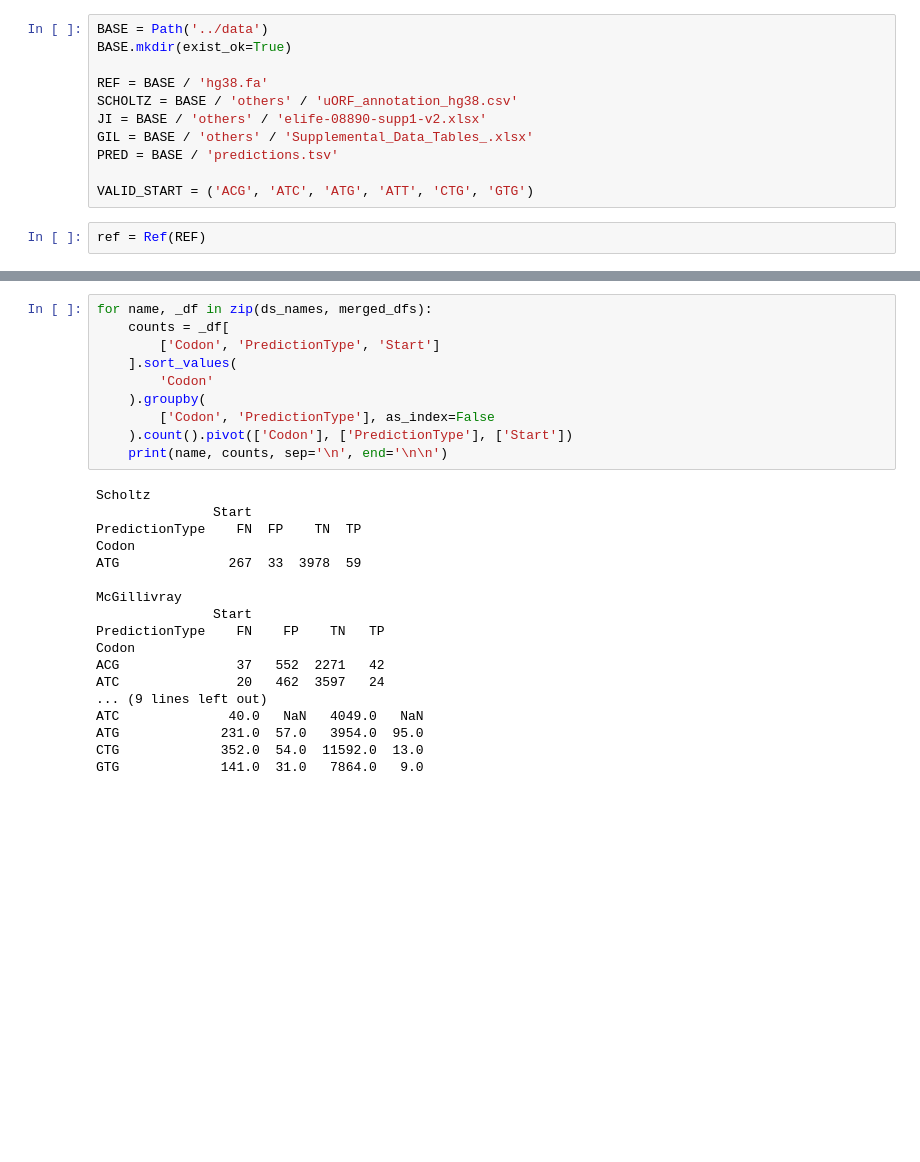
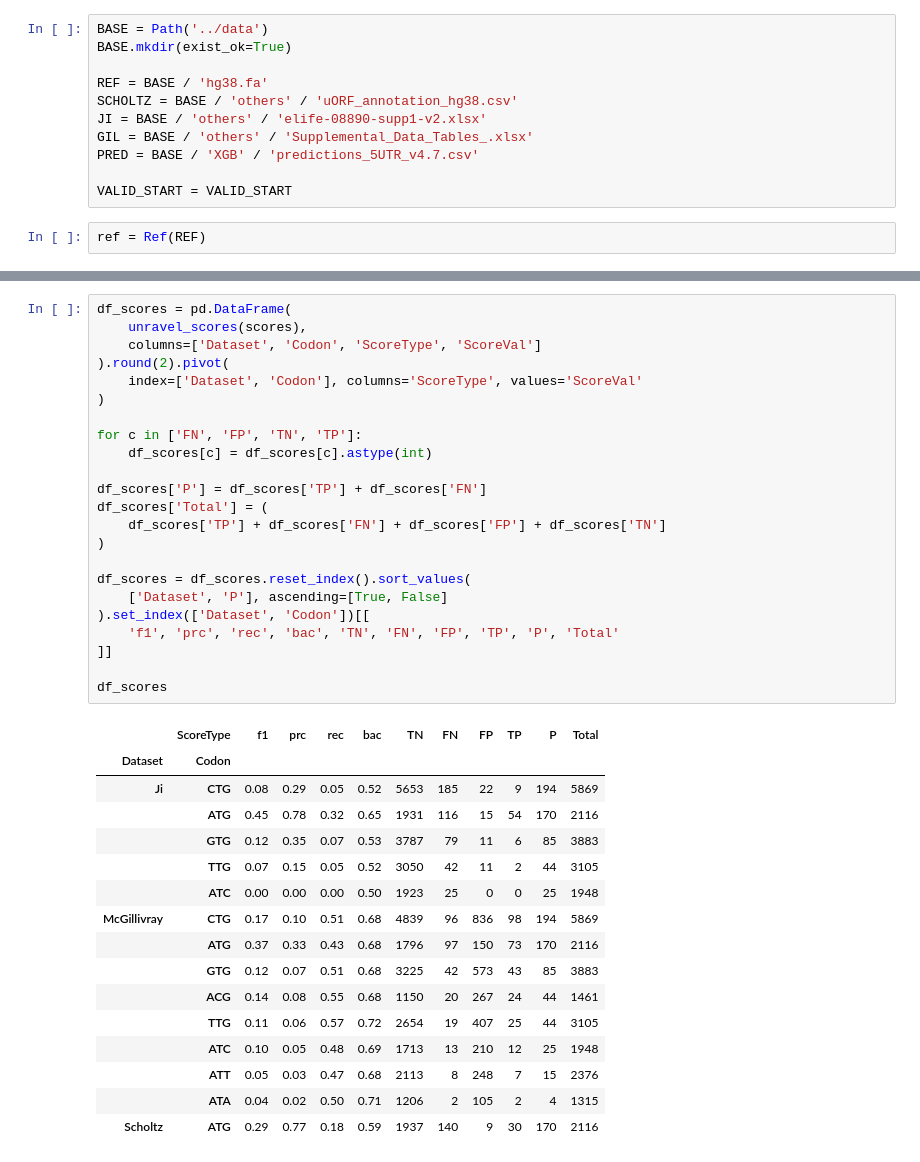
Before and after one commit to AIRI-Institute/uBERTa, a Jupyter notebook: notebooks/compare_predictions.ipynb, the cells around one changed output, grey strips where cells are left out. Cells and saved outputs as stored; diff of their text form; blank space fills up the shorter version.

```diff
--- a/notebooks/compare_predictions.ipynb
+++ b/notebooks/compare_predictions.ipynb
@@ -41,9 +42,9 @@ REF = BASE / 'hg38.fa'
 SCHOLTZ = BASE / 'others' / 'uORF_annotation_hg38.csv'
 JI = BASE / 'others' / 'elife-08890-supp1-v2.xlsx'
 GIL = BASE / 'others' / 'Supplemental_Data_Tables_.xlsx'
-PRED = BASE / 'predictions.tsv'
+PRED = BASE / 'XGB' / 'predictions_5UTR_v4.7.csv'
 
-VALID_START = ('ACG', 'ATC', 'ATG', 'ATT', 'CTG', 'GTG')
+VALID_START = VALID_START
 # %%
 ref = Ref(REF)
 # %%
@@ -296,28 +258,40 @@ Scholtz & ATG &  0.28 &  0.64 &  0.18 \\
-# %%
-for name, _df in zip(ds_names, merged_dfs):
-    counts = _df[
-        ['Codon', 'PredictionType', 'Start']
-    ].sort_values(
-        'Codon'
-    ).groupby(
-        ['Codon', 'PredictionType'], as_index=False
-    ).count().pivot(['Codon'], ['PredictionType'], ['Start'])
-    print(name, counts, sep='\n', end='\n\n')
-# %% [output]
-Scholtz
-               Start
-PredictionType    FN  FP    TN  TP
-Codon
-ATG              267  33  3978  59
-
-McGillivray
-               Start
-PredictionType    FN    FP    TN   TP
-Codon
-ACG               37   552  2271   42
-ATC               20   462  3597   24
-... (9 lines left out)
-ATC              40.0   NaN   4049.0   NaN
-ATG             231.0  57.0   3954.0  95.0
-CTG             352.0  54.0  11592.0  13.0
-GTG             141.0  31.0   7864.0   9.0
+# %%
+df_scores = pd.DataFrame(
+    unravel_scores(scores),
+    columns=['Dataset', 'Codon', 'ScoreType', 'ScoreVal']
+).round(2).pivot(
+    index=['Dataset', 'Codon'], columns='ScoreType', values='ScoreVal'
+)
+
+for c in ['FN', 'FP', 'TN', 'TP']:
+    df_scores[c] = df_scores[c].astype(int)
+
+df_scores['P'] = df_scores['TP'] + df_scores['FN']
+df_scores['Total'] = (
+    df_scores['TP'] + df_scores['FN'] + df_scores['FP'] + df_scores['TN']
+)
+
+df_scores = df_scores.reset_index().sort_values(
+    ['Dataset', 'P'], ascending=[True, False]
+).set_index(['Dataset', 'Codon'])[[
+    'f1', 'prc', 'rec', 'bac', 'TN', 'FN', 'FP', 'TP', 'P', 'Total'
+]]
+
+df_scores
+# %% [output]
+|  | ScoreType | f1 | prc | rec | bac | TN | FN | FP | TP | P | Total |
+| Dataset | Codon |  |  |  |  |  |  |  |  |  |  |
+| Ji | CTG | 0.08 | 0.29 | 0.05 | 0.52 | 5653 | 185 | 22 | 9 | 194 | 5869 |
+|  | ATG | 0.45 | 0.78 | 0.32 | 0.65 | 1931 | 116 | 15 | 54 | 170 | 2116 |
+|  | GTG | 0.12 | 0.35 | 0.07 | 0.53 | 3787 | 79 | 11 | 6 | 85 | 3883 |
+|  | TTG | 0.07 | 0.15 | 0.05 | 0.52 | 3050 | 42 | 11 | 2 | 44 | 3105 |
+|  | ATC | 0.00 | 0.00 | 0.00 | 0.50 | 1923 | 25 | 0 | 0 | 25 | 1948 |
+| McGillivray | CTG | 0.17 | 0.10 | 0.51 | 0.68 | 4839 | 96 | 836 | 98 | 194 | 5869 |
+|  | ATG | 0.37 | 0.33 | 0.43 | 0.68 | 1796 | 97 | 150 | 73 | 170 | 2116 |
+|  | GTG | 0.12 | 0.07 | 0.51 | 0.68 | 3225 | 42 | 573 | 43 | 85 | 3883 |
+|  | ACG | 0.14 | 0.08 | 0.55 | 0.68 | 1150 | 20 | 267 | 24 | 44 | 1461 |
+|  | TTG | 0.11 | 0.06 | 0.57 | 0.72 | 2654 | 19 | 407 | 25 | 44 | 3105 |
+|  | ATC | 0.10 | 0.05 | 0.48 | 0.69 | 1713 | 13 | 210 | 12 | 25 | 1948 |
+|  | ATT | 0.05 | 0.03 | 0.47 | 0.68 | 2113 | 8 | 248 | 7 | 15 | 2376 |
+|  | ATA | 0.04 | 0.02 | 0.50 | 0.71 | 1206 | 2 | 105 | 2 | 4 | 1315 |
+| Scholtz | ATG | 0.29 | 0.77 | 0.18 | 0.59 | 1937 | 140 | 9 | 30 | 170 | 2116 |
```
Also changed, not shown: parts of 10 cells of this notebook, 10 other files.
